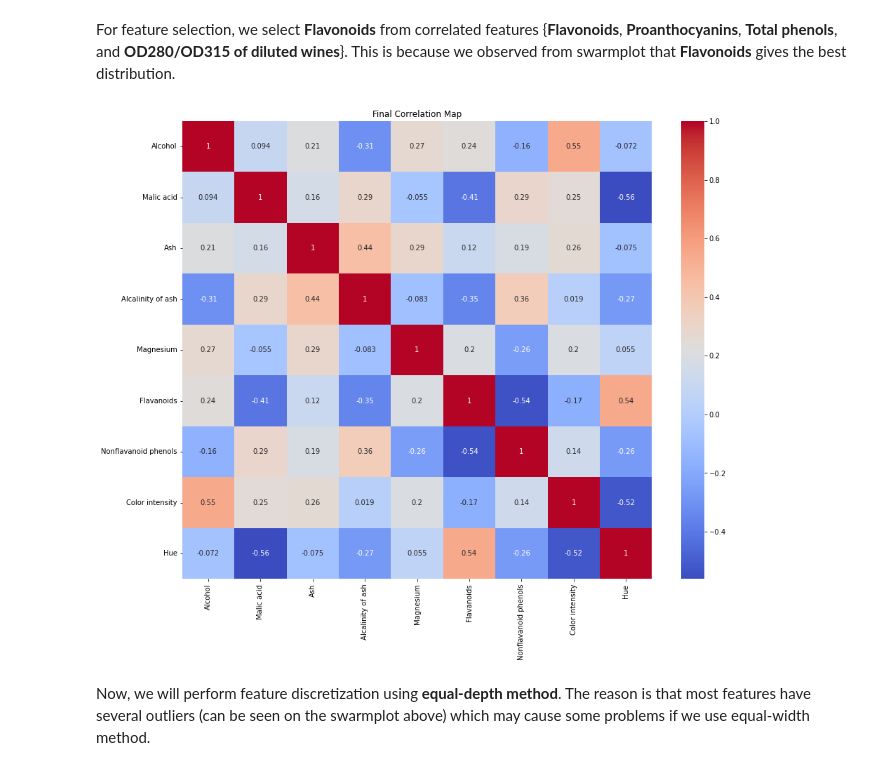
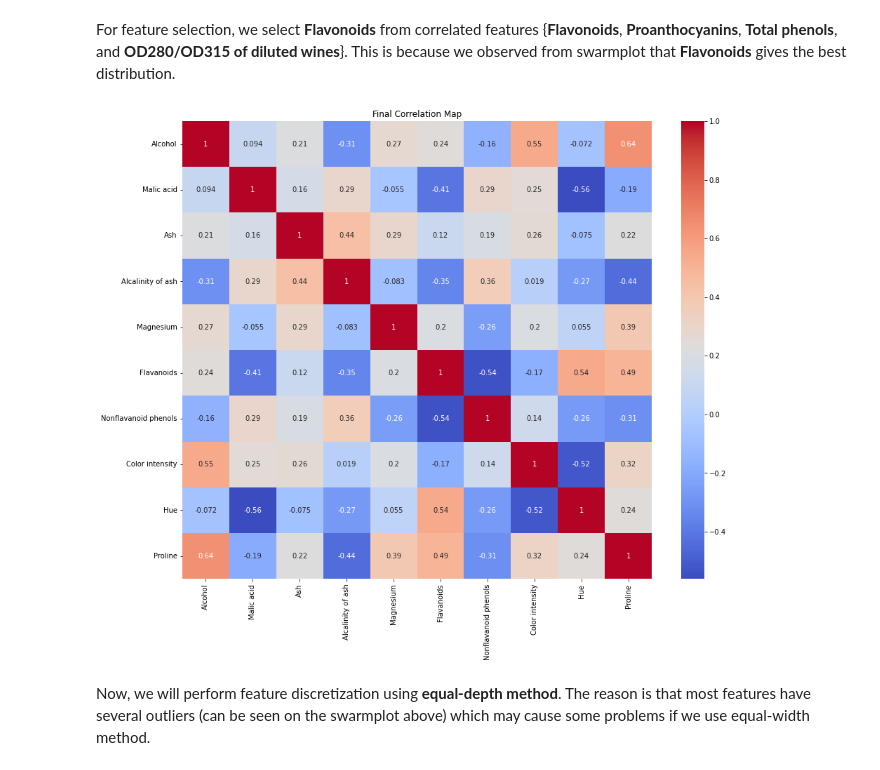
Before and after one commit to suryaParyanta/CZ4032-Rule_Based_Classifier, a Jupyter notebook: notebooks/data_preprocessing.ipynb, the cells around one changed output. Drawn from its saved outputs; the diff is of its cells as text; code cells hidden in the pictures.

```diff
--- a/notebooks/data_preprocessing.ipynb
+++ b/notebooks/data_preprocessing.ipynb
@@ -302,16 +307,16 @@ Most features are not correlated to each other. There are some exceptions, like
 # %% [markdown]
 For feature selection, we select **Flavonoids** from correlated features {**Flavonoids**, **Proanthocyanins**, **Total phenols**, and **OD280/OD315 of diluted wines**}. This is because we observed from swarmplot that **Flavonoids** gives the best distribution.
 # %%
-drop_cols = ["Proanthocyanins", "Proline", "Total phenols", "OD280/OD315 of diluted wines"]
+drop_cols = ["Proanthocyanins", "Total phenols", "OD280/OD315 of diluted wines"]
 X_drop = X_cont.drop(drop_cols, axis = 1)
 
 # final correlation map
 plt.figure(figsize=(15,12))
 sns.heatmap(X_drop.corr(), cmap="coolwarm", annot = True)
 plt.title("Final Correlation Map")
 plt.show()
 # %% [output]
-[figure, old version]
+[figure, new version]
 # %% [markdown]
 Now, we will perform feature discretization using **equal-depth method**. The reason is that most features have several outliers (can be seen on the swarmplot above) which may cause some problems if we use equal-width method.
 # %%
```
Also changed, not shown: parts of 8 cells of this notebook, 1 other file.
